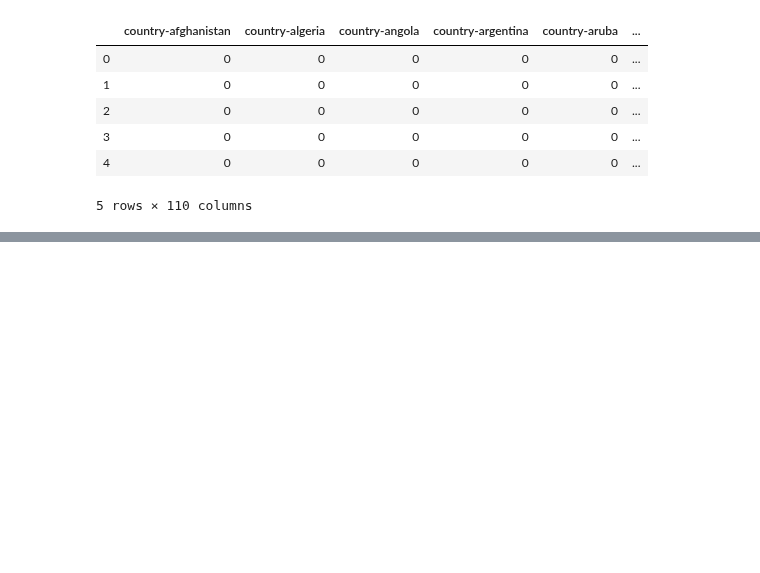
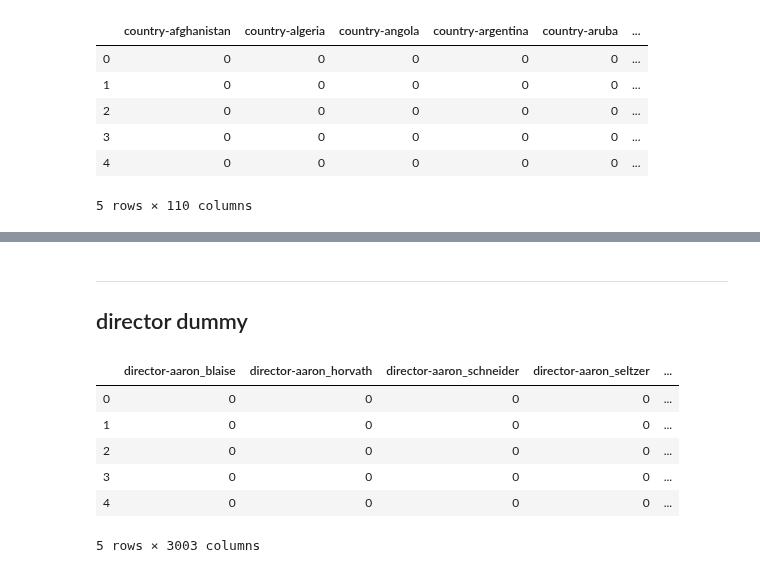
Before and after one commit to CreightonAshton/Scratchwork, a Jupyter notebook: Code/Movies/02-EDA.ipynb, the cells around one changed output, grey strips where cells are left out. Saved outputs shown, nothing was run; the diff lists cells and outputs as text; code cells hidden in the pictures; blank space fills up the shorter version.

```diff
--- a/Code/Movies/02-EDA.ipynb
+++ b/Code/Movies/02-EDA.ipynb
@@ -80,0 +111,15 @@ country_dum_df.head()
+# %% [markdown]
+___
+## director dummy
+# %%
+dir_dum_df = df['director'].map(lambda x: x.replace(', ', '|')).str.get_dummies().add_prefix('director-')
+dir_dum_df.rename(columns = lambda x: x.replace(' ', '_').lower(), inplace=True)
+dir_dum_df.head()
+# %% [output]
+|  | director-aaron_blaise | director-aaron_horvath | director-aaron_schneider | director-aaron_seltzer | ... |
+| 0 | 0 | 0 | 0 | 0 | ... |
+| 1 | 0 | 0 | 0 | 0 | ... |
+| 2 | 0 | 0 | 0 | 0 | ... |
+| 3 | 0 | 0 | 0 | 0 | ... |
+| 4 | 0 | 0 | 0 | 0 | ... |
+5 rows × 3003 columns
```
Also changed, not shown: parts of 9 cells of this notebook.
